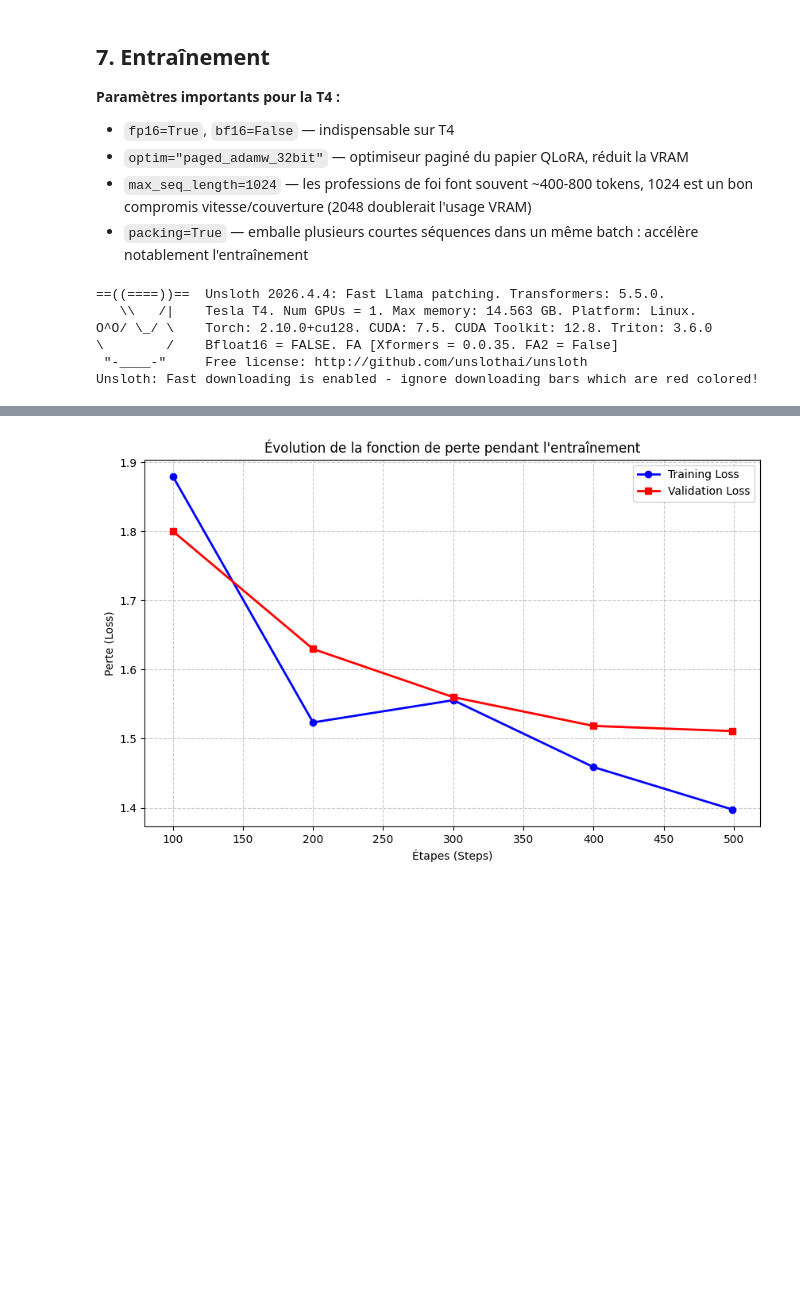
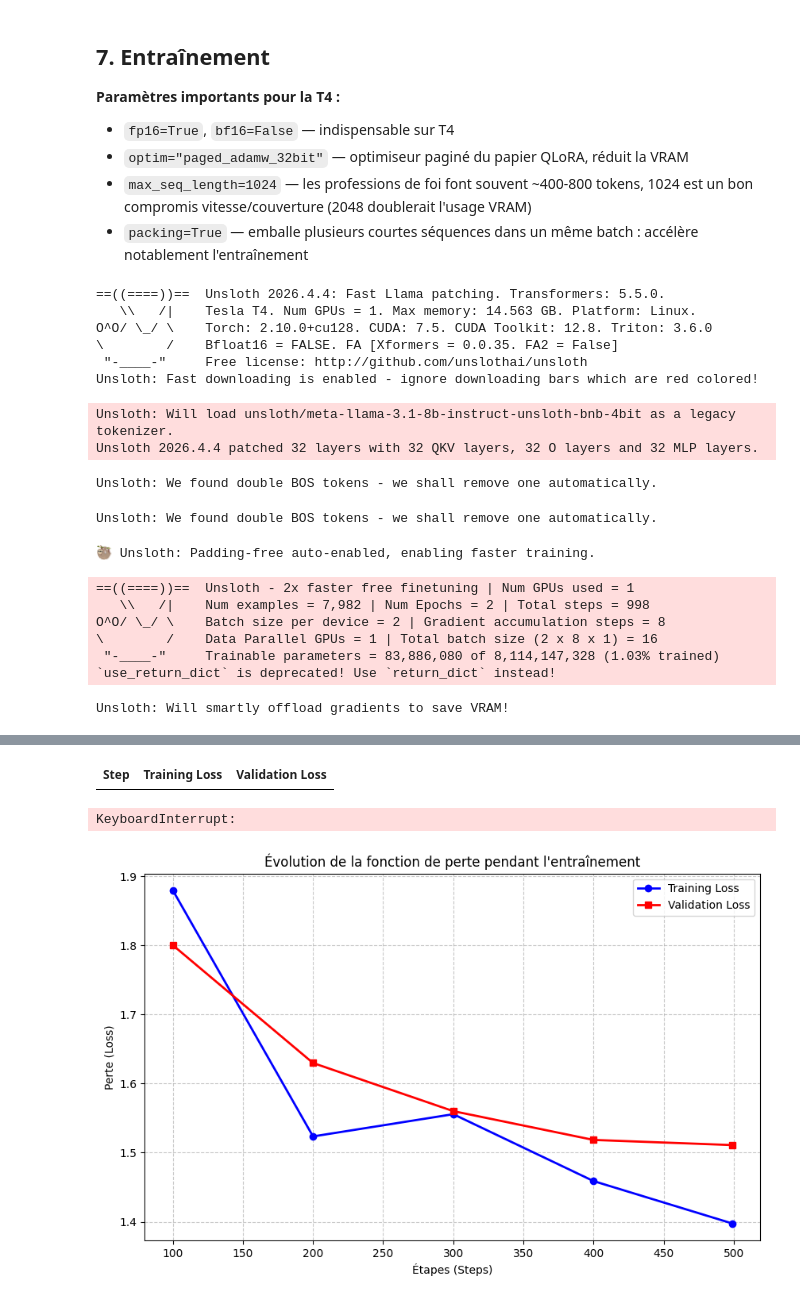
Before and after one commit to felixdechamps/projet-nlp-3A, a Jupyter notebook: main_8B.ipynb, the cells around one changed output, grey strips where cells are left out. Cells and saved outputs as stored; diff of their text form; code cells hidden in the pictures; blank space fills up the shorter version.

```diff
--- a/main_8B.ipynb
+++ b/main_8B.ipynb
@@ -431,7 +448,7 @@ from transformers import EarlyStoppingCallback, TrainerCallback
 # Initialisation du tableau de bord visuel externe (WandB)
 version = time.strftime("%Y%m%d-%H%M")
 
-OUTPUT_DIR = "./results_checkpoints"
+OUTPUT_DIR = "./results_checkpoints_8B"
 REPO_ID = f"fdechamps/Llama-8B-Archelec-{version}"
 
 # On réduit la taille du lot physique pour éviter la saturation de la VRAM (OOM) avec le 8B
@@ -560,3 +577,15 @@ O^O/ \_/ \    Torch: 2.10.0+cu128. CUDA: 7.5. CUDA Toolkit: 12.8. Triton: 3.6.0
 \        /    Bfloat16 = FALSE. FA [Xformers = 0.0.35. FA2 = False]
  "-____-"     Free license: http://github.com/unslothai/unsloth
 Unsloth: Fast downloading is enabled - ignore downloading bars which are red colored!
+Unsloth: Will load unsloth/meta-llama-3.1-8b-instruct-unsloth-bnb-4bit as a legacy tokenizer.
+Unsloth 2026.4.4 patched 32 layers with 32 QKV layers, 32 O layers and 32 MLP layers.
+Unsloth: We found double BOS tokens - we shall remove one automatically.
+Unsloth: We found double BOS tokens - we shall remove one automatically.
+🦥 Unsloth: Padding-free auto-enabled, enabling faster training.
+==((====))==  Unsloth - 2x faster free finetuning | Num GPUs used = 1
+   \\   /|    Num examples = 7,982 | Num Epochs = 2 | Total steps = 998
+O^O/ \_/ \    Batch size per device = 2 | Gradient accumulation steps = 8
+\        /    Data Parallel GPUs = 1 | Total batch size (2 x 8 x 1) = 16
+ "-____-"     Trainable parameters = 83,886,080 of 8,114,147,328 (1.03% trained)
+`use_return_dict` is deprecated! Use `return_dict` instead!
+Unsloth: Will smartly offload gradients to save VRAM!
@@ -563,3 +593,5 @@ Unsloth: Fast downloading is enabled - ignore downloading bars which are red col
+| Step | Training Loss | Validation Loss |
+KeyboardInterrupt:
 # %%
 import matplotlib.pyplot as plt
 
```
Also changed, not shown: parts of 3 cells of this notebook, 1 other file.
